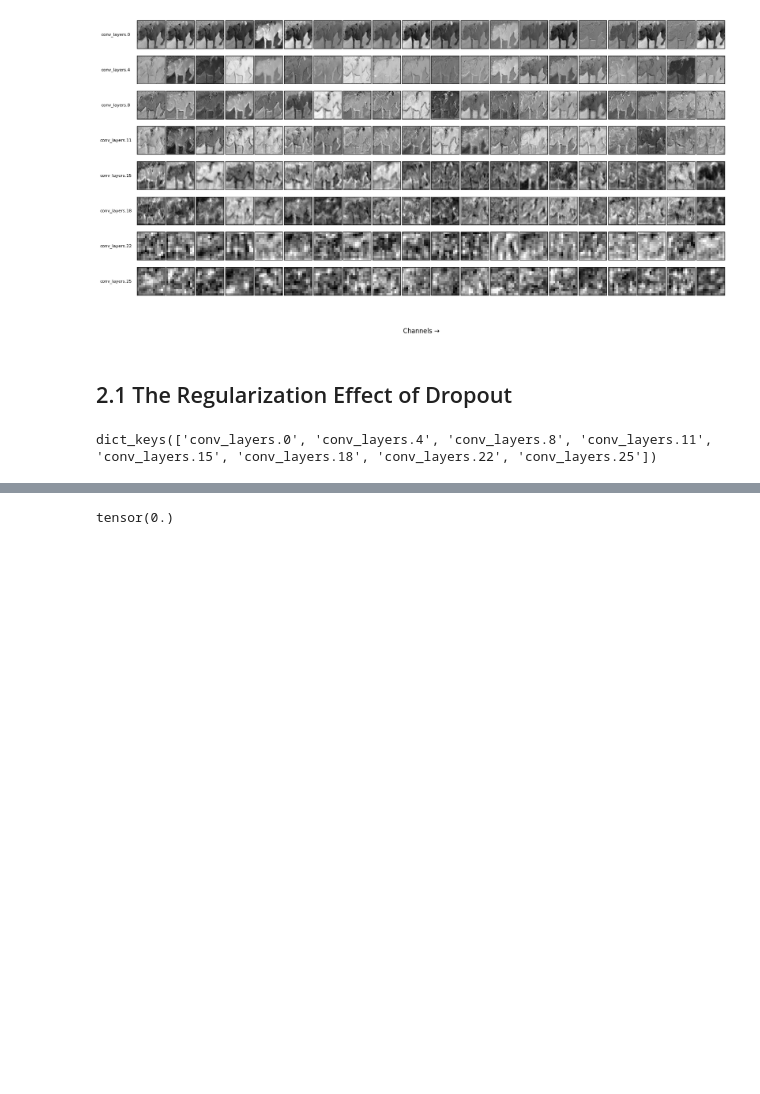
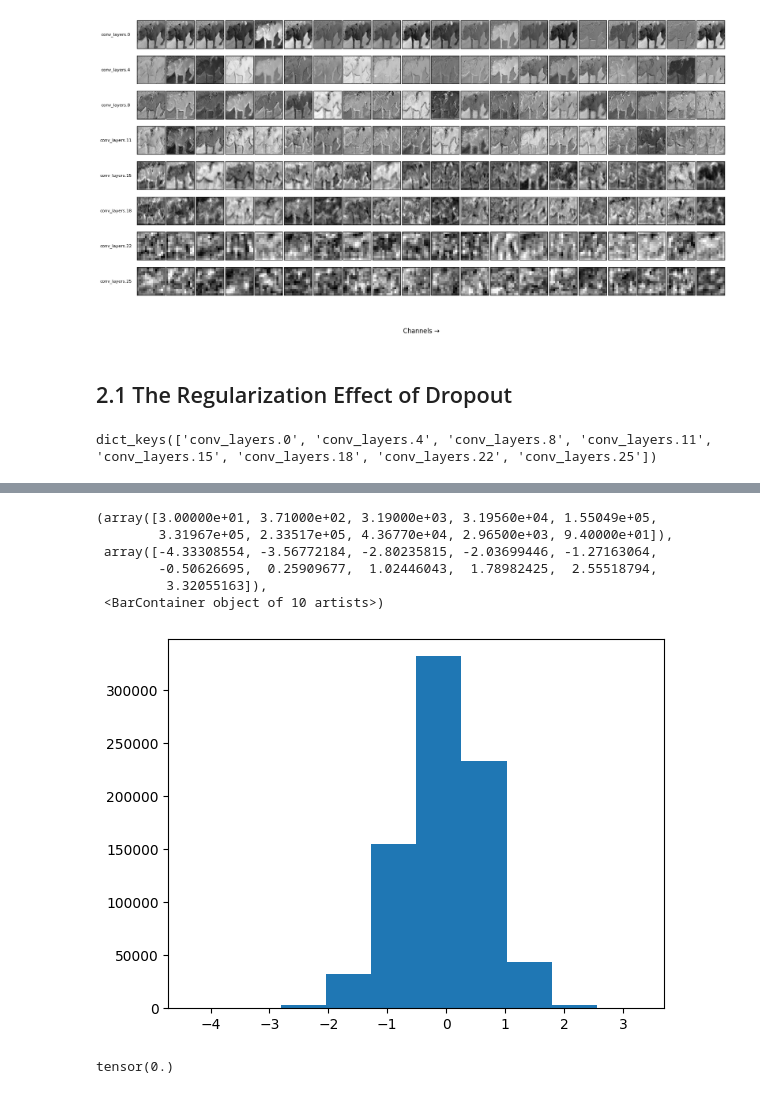
Before and after one commit to Mafaz03/Object-Detection-from-scratch, a Jupyter notebook: model_analysis.ipynb, the cells around one changed output, grey strips where cells are left out. Cells and saved outputs as stored; diff of their text form; code cells hidden in the pictures; blank space fills up the shorter version.

```diff
--- a/model_analysis.ipynb
+++ b/model_analysis.ipynb
@@ -144,3 +165,13 @@ wandb.finish()
+# %%
+plt.hist(vals)
+# %% [output]
+(array([3.00000e+01, 3.71000e+02, 3.19000e+03, 3.19560e+04, 1.55049e+05,
+        3.31967e+05, 2.33517e+05, 4.36770e+04, 2.96500e+03, 9.40000e+01]),
+ array([-4.33308554, -3.56772184, -2.80235815, -2.03699446, -1.27163064,
+        -0.50626695,  0.25909677,  1.02446043,  1.78982425,  2.55518794,
+         3.32055163]),
+ <BarContainer object of 10 artists>)
+[figure, added]
 # %%
 from models.layers import CustomDropout
 
```
Also changed, not shown: parts of 4 cells of this notebook, 1 other file.
